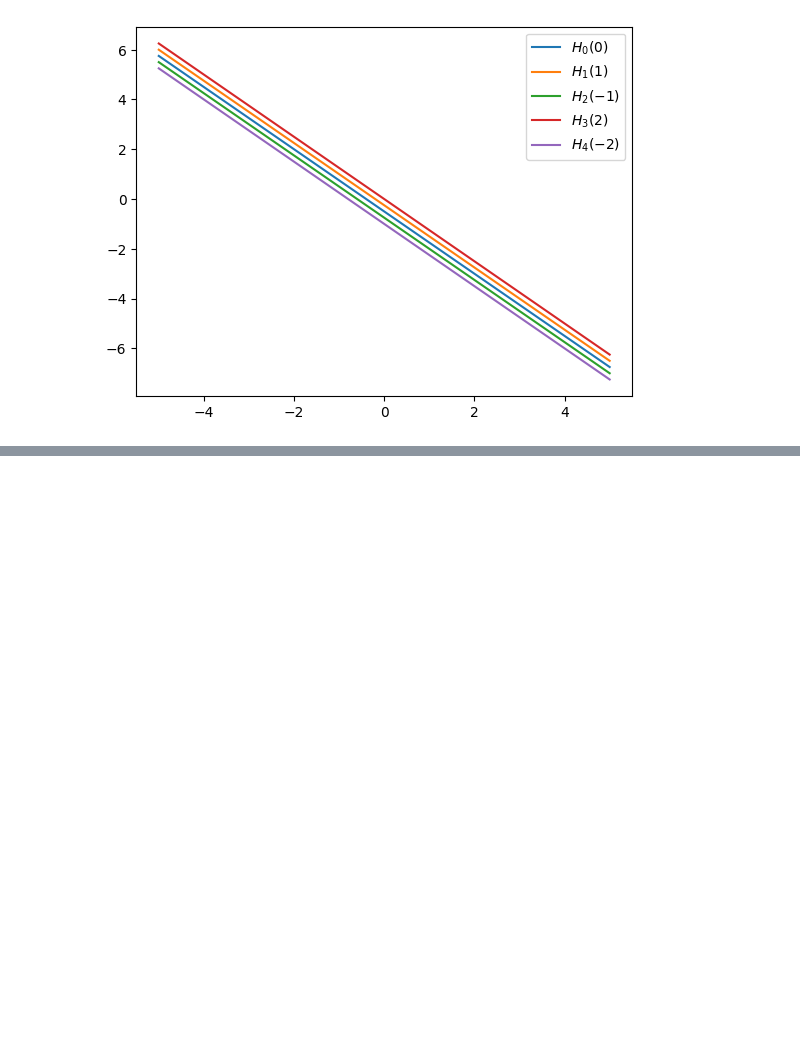
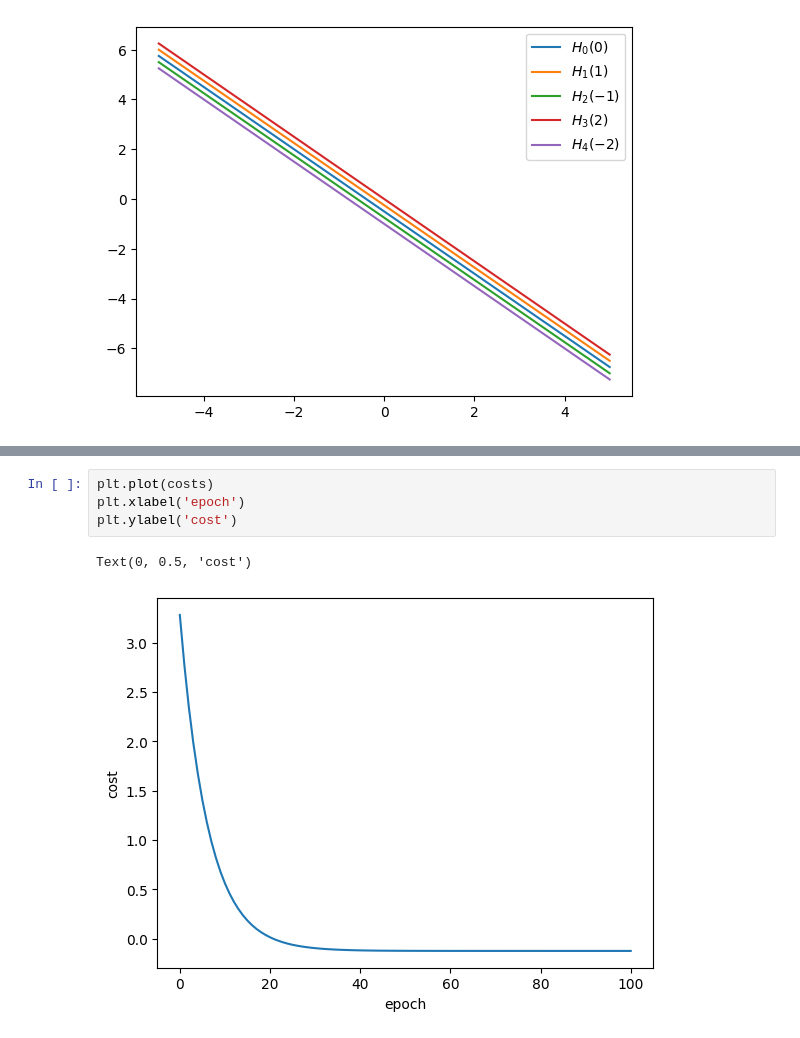
Before and after one commit to zcemycl/mlreading-hub, a Jupyter notebook: notes/ml/Support-Vector-Machine.ipynb, the cells around one changed output, grey strips where cells are left out. Cells and saved outputs as stored; diff of their text form; blank space fills up the shorter version.

```diff
--- a/notes/ml/Support-Vector-Machine.ipynb
+++ b/notes/ml/Support-Vector-Machine.ipynb
@@ -33,0 +159,7 @@ plt.legend(['$H_0 (0)$','$H_1 (1)$',
+# %%
+plt.plot(costs)
+plt.xlabel('epoch')
+plt.ylabel('cost')
+# %% [output]
+Text(0, 0.5, 'cost')
+[figure, added]
```
Also changed, not shown: parts of 12 cells of this notebook, 1 other file.
